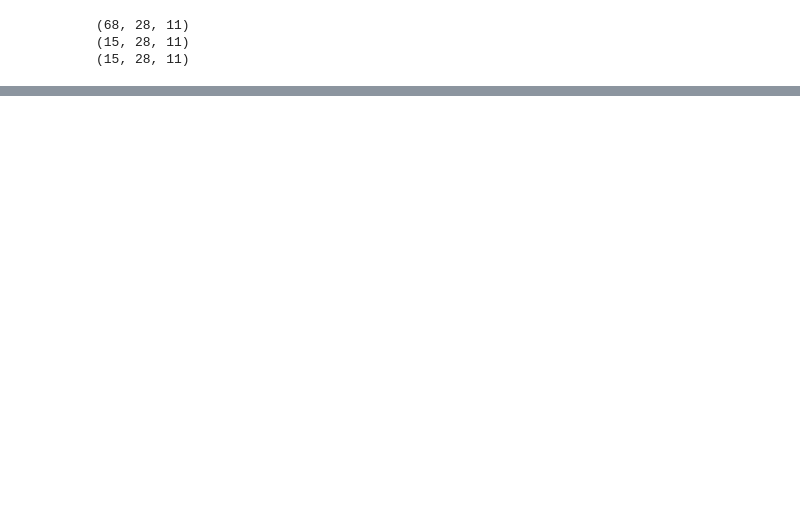
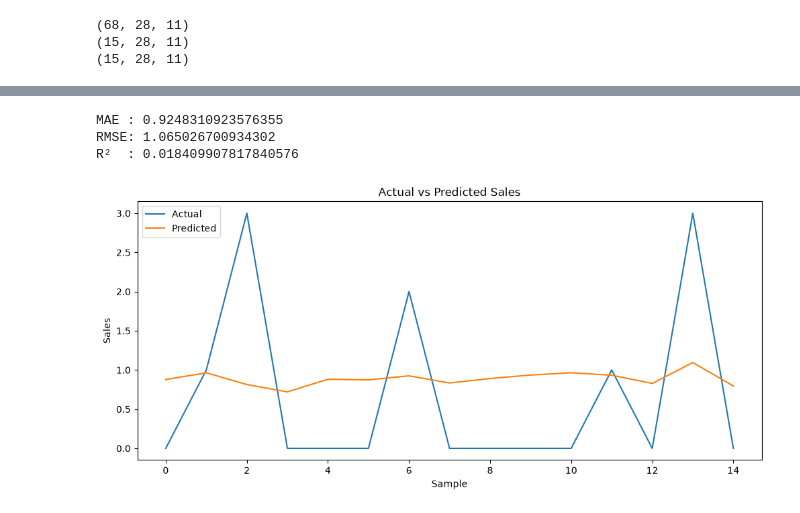
Before and after one commit to jamal-670/m5-sales-forecasting, a Jupyter notebook: notebooks/05_baseline_model.ipynb, the cells around one changed output, grey strips where cells are left out. Drawn from its saved outputs; the diff is of its cells as text; code cells hidden in the pictures; blank space fills up the shorter version.

```diff
--- a/notebooks/05_baseline_model.ipynb
+++ b/notebooks/05_baseline_model.ipynb
@@ -179,0 +215,4 @@ comparison.head(20)
+# %%
+MODEL_PATH = Path("../models")
+
+model = load_model(MODEL_PATH / "lstm.keras")
@@ -179,0 +259,9 @@ comparison.head(20)
+# %%
+predictions = model.predict(X_test)
+
+comparison = pd.DataFrame({
+    "Actual": y_test,
+    "Predicted": predictions.flatten()
+})
+
+comparison.head(10)
@@ -179,0 +281,49 @@ comparison.head(20)
+# %%
+mae = mean_absolute_error(
+    y_test,
+    predictions
+)
+
+rmse = np.sqrt(
+    mean_squared_error(
+        y_test,
+        predictions
+    )
+)
+
+r2 = r2_score(
+    y_test,
+    predictions
+)
+
+print("MAE :", mae)
+print("RMSE:", rmse)
+print("R²  :", r2)
+# %% [output]
+MAE : 0.9248310923576355
+RMSE: 1.065026700934302
+R²  : 0.018409907817840576
+# %%
+plt.figure(figsize=(12,5))
+
+plt.plot(
+    comparison["Actual"].values[:50],
+    label="Actual"
+)
+
+plt.plot(
+    comparison["Predicted"].values[:50],
+    label="Predicted"
+)
+
+plt.title("Actual vs Predicted Sales")
+
+plt.xlabel("Sample")
+
+plt.ylabel("Sales")
+
+plt.legend()
+
+plt.show()
+# %% [output]
+[figure, added]
```
Also changed, not shown: parts of 19 cells of this notebook, 1 other file.
